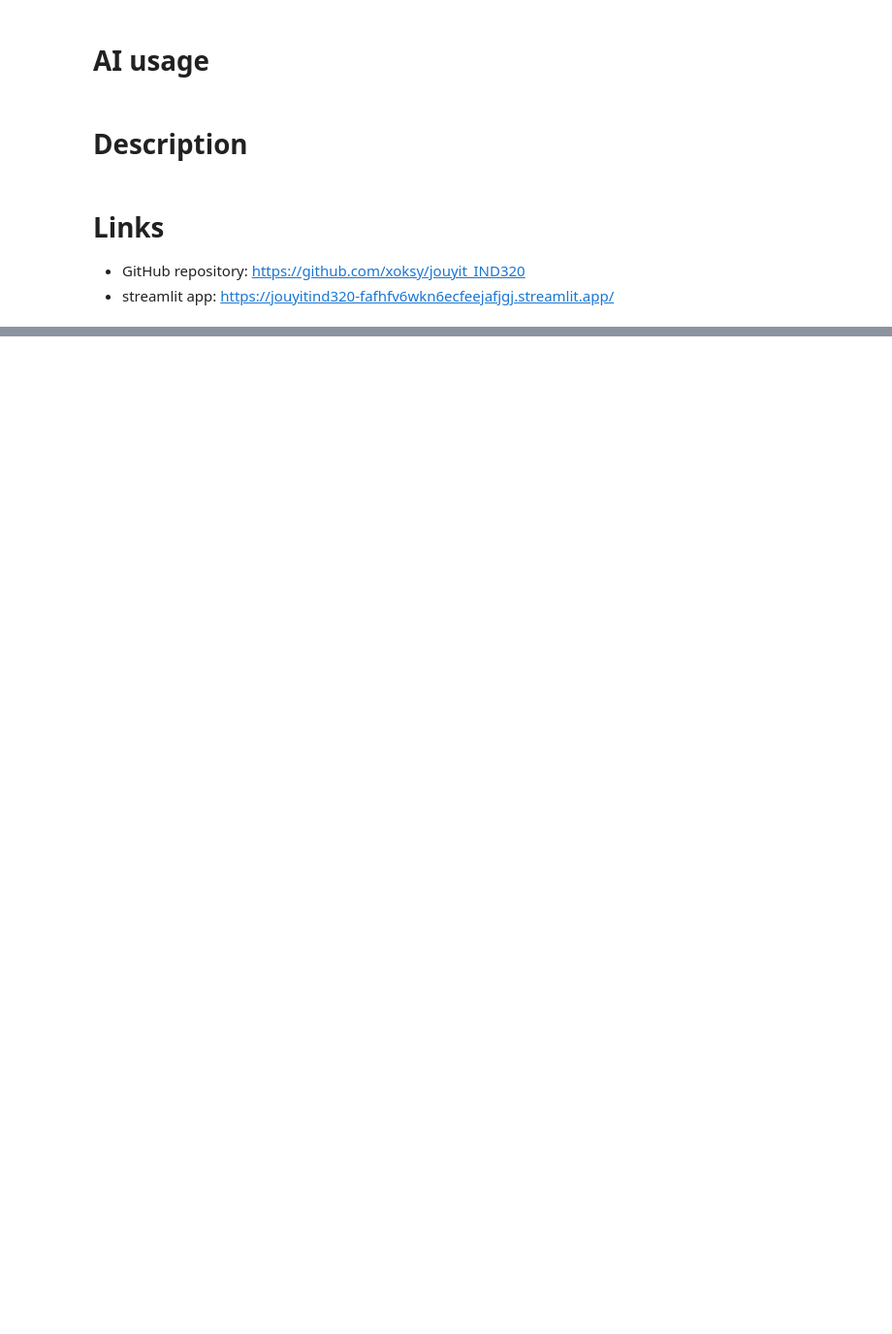
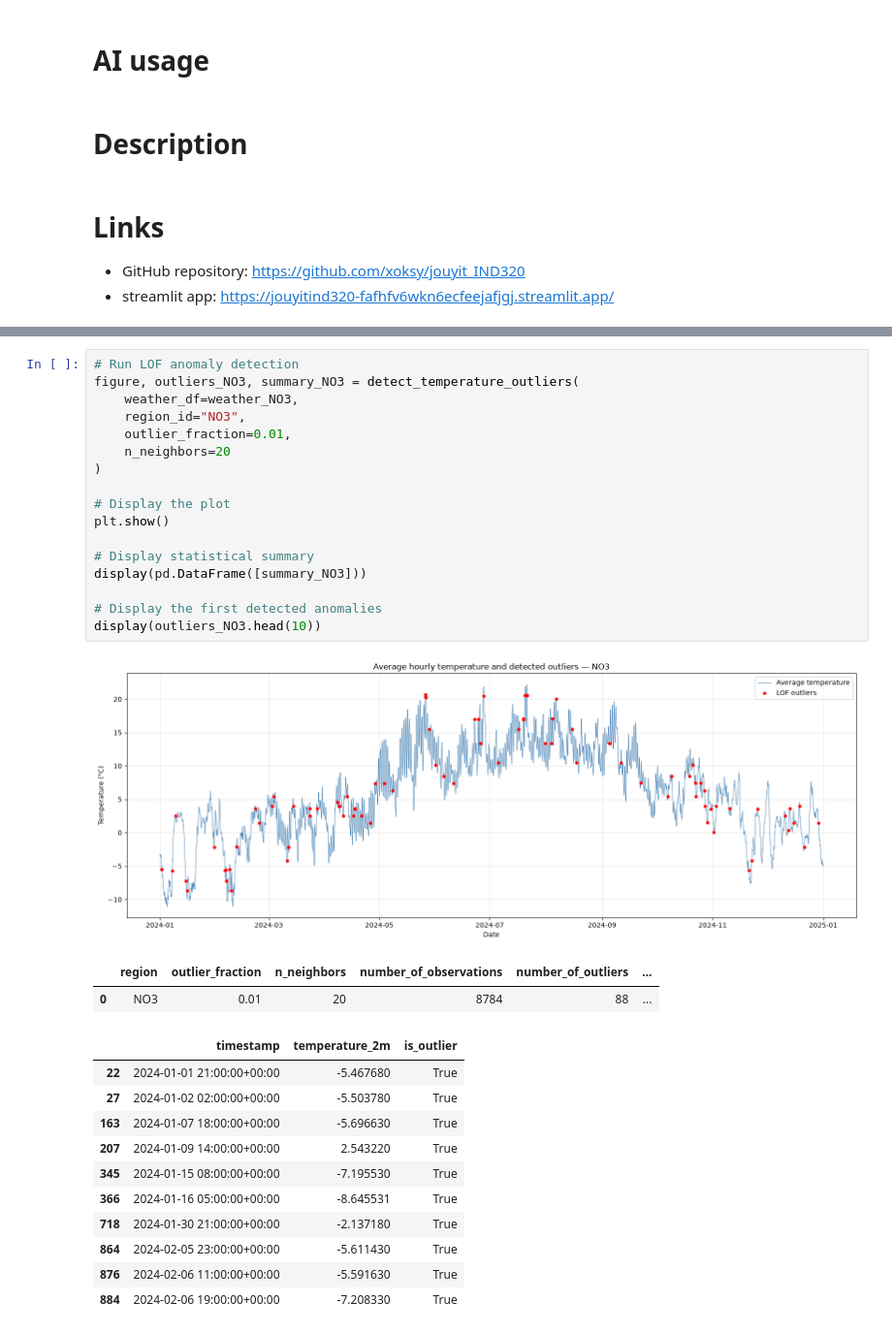
Before and after one commit to xoksy/jouyit_IND320, a Jupyter notebook: notebooks/project_part3.ipynb, the cells around one changed output, grey strips where cells are left out. Shown at 97% size. Drawn from its saved outputs; the diff is of its cells as text; blank space fills up the shorter version.

```diff
--- a/notebooks/project_part3.ipynb
+++ b/notebooks/project_part3.ipynb
@@ -266,0 +681,32 @@ Processed 120/1000 points.
+# %%
+# Run LOF anomaly detection
+figure, outliers_NO3, summary_NO3 = detect_temperature_outliers(
+    weather_df=weather_NO3,
+    region_id="NO3",
+    outlier_fraction=0.01,
+    n_neighbors=20
+)
+
+# Display the plot
+plt.show()
+
+# Display statistical summary
+display(pd.DataFrame([summary_NO3]))
+
+# Display the first detected anomalies
+display(outliers_NO3.head(10))
+# %% [output]
+[figure, added]
+|  | region | outlier_fraction | n_neighbors | number_of_observations | number_of_outliers | ... |
+| 0 | NO3 | 0.01 | 20 | 8784 | 88 | ... |
+|  | timestamp | temperature_2m | is_outlier |
+| 22 | 2024-01-01 21:00:00+00:00 | -5.467680 | True |
+| 27 | 2024-01-02 02:00:00+00:00 | -5.503780 | True |
+| 163 | 2024-01-07 18:00:00+00:00 | -5.696630 | True |
+| 207 | 2024-01-09 14:00:00+00:00 | 2.543220 | True |
+| 345 | 2024-01-15 08:00:00+00:00 | -7.195530 | True |
+| 366 | 2024-01-16 05:00:00+00:00 | -8.645531 | True |
+| 718 | 2024-01-30 21:00:00+00:00 | -2.137180 | True |
+| 864 | 2024-02-05 23:00:00+00:00 | -5.611430 | True |
+| 876 | 2024-02-06 11:00:00+00:00 | -5.591630 | True |
+| 884 | 2024-02-06 19:00:00+00:00 | -7.208330 | True |
```
Also changed, not shown: parts of 23 cells of this notebook, 1 other file.
